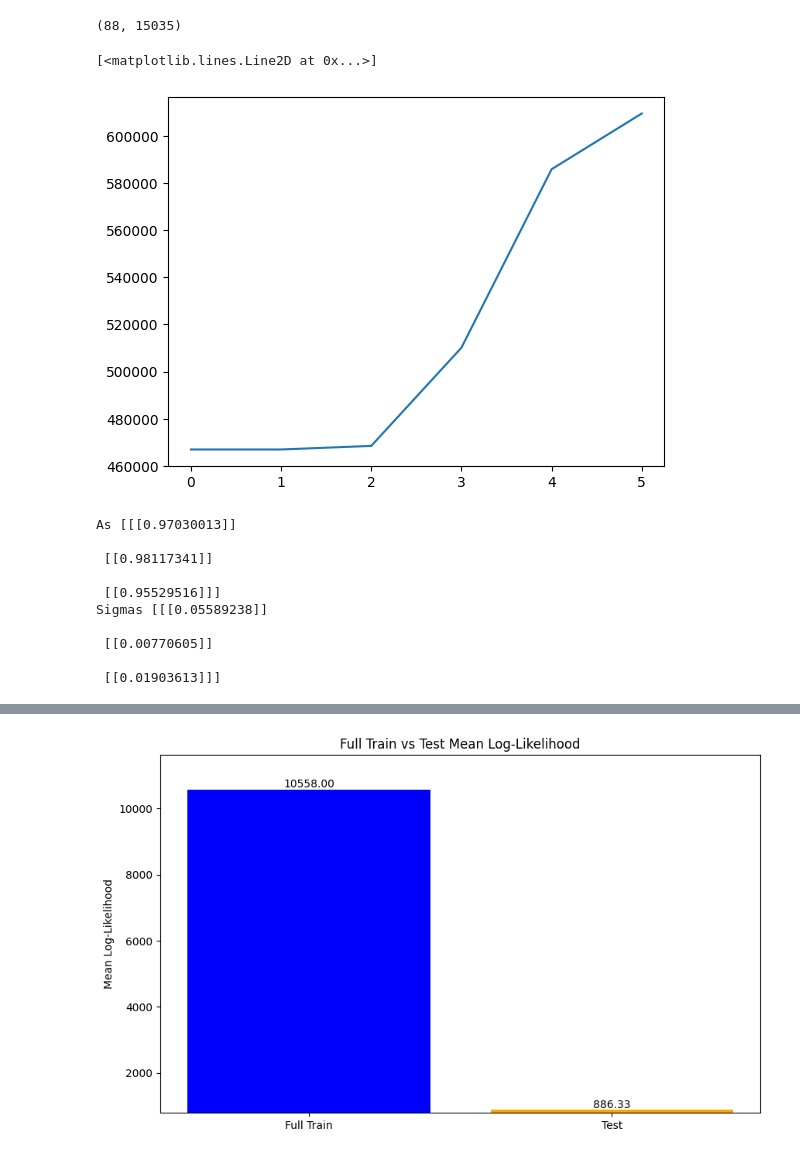
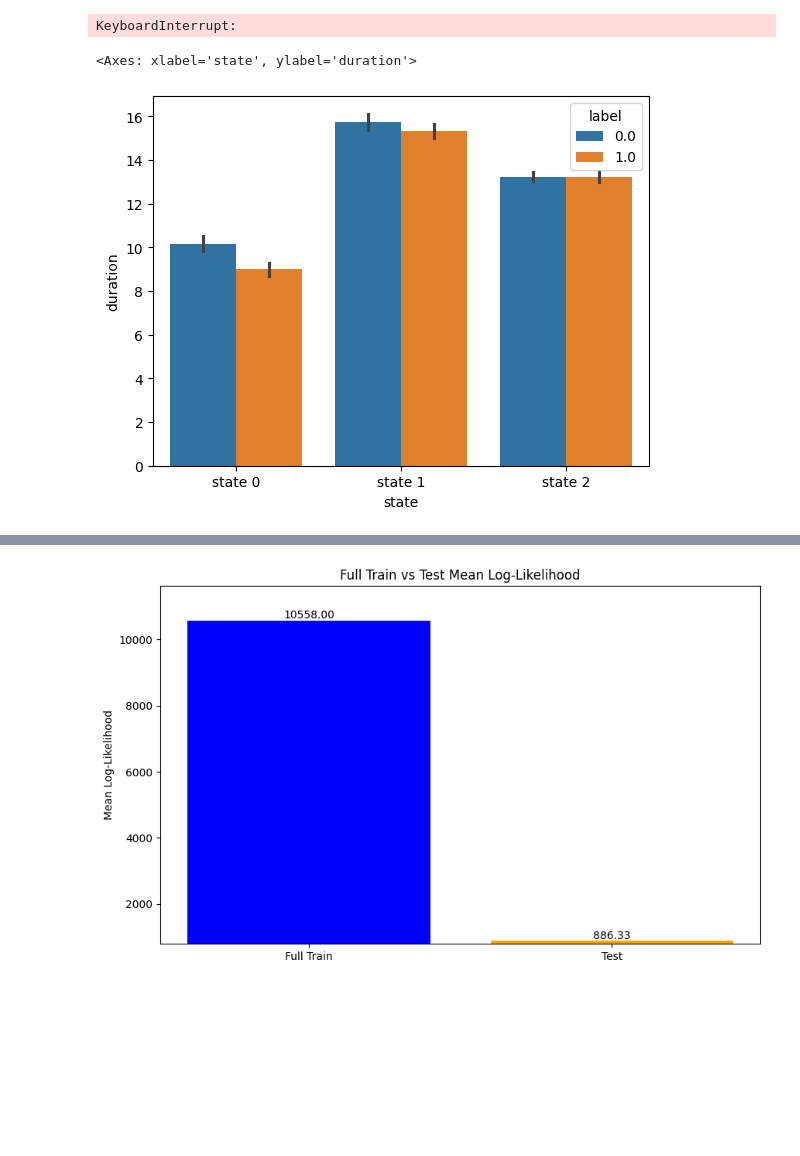
Before and after one commit to Mschaid/transphorm, a Jupyter notebook: notebooks/model_dev/arhmm_fp.ipynb, the cells around one changed output, grey strips where cells are left out. Saved outputs shown, nothing was run; the diff lists cells and outputs as text; code cells hidden in the pictures; blank space fills up the shorter version.

```diff
--- a/notebooks/model_dev/arhmm_fp.ipynb
+++ b/notebooks/model_dev/arhmm_fp.ipynb
@@ -26,10 +26,6 @@ from transphorm.analyzers import ARHMMAnalyzer
 # %%
 path = "/Users/mds8301/Desktop/temp/dopamine_full_timeseries_array.pt"
 
-data = AADataLoader(path, down_sample=False)
+data = AADataLoader(path, down_sample=True, low_pass=True)
 data.load_data()
-data.prepare_data(low_pass=True, down_sample=True)
-
-data.x.shape
+data.prepare_data()
-# %% [output]
-(88, 15035)
@@ -40,21 +32,14 @@ train_lst = [x[:len_test] for x in data.train]
 # %%
 model = ssm.HMM(K = 3, D = 1, M = 1, observations = 'ar')
-lls = model.fit(data.train, method='em', num_iters=5)
+lls = model.fit(data.train, method='em', num_iters=30, transitions='sticky')
 plt.plot(lls)
 # %% [output]
-[<matplotlib.lines.Line2D at 0x...>]
+KeyboardInterrupt:
-[figure, removed]
-# %%
-print('As', model.observations._As)
-print('Sigmas', model.observations.Sigmas)
-# %% [output]
-As [[[0.97030013]]
-
- [[0.98117341]]
-
- [[0.95529516]]]
-Sigmas [[[0.05589238]]
-
- [[0.00770605]]
-
- [[0.01903613]]]
+# %%
+analyzer = ARHMMAnalyzer(model, lls, data.train, data.labels)
+# %%
+analyzer.compute_metrics()
+analyzer.plot_mean_state_duration()
+# %% [output]
+<Axes: xlabel='state', ylabel='duration'>
+[figure, added]
```
Also changed, not shown: parts of 2 cells of this notebook, 3 other files.
